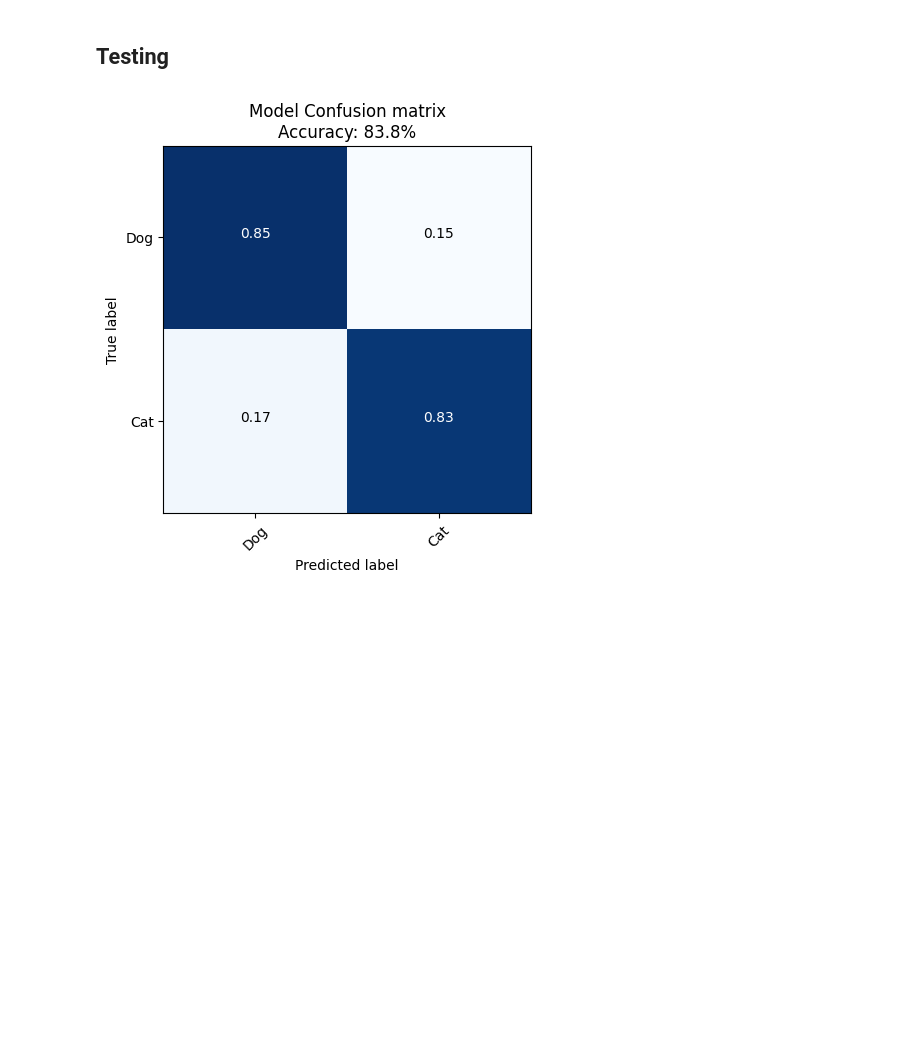
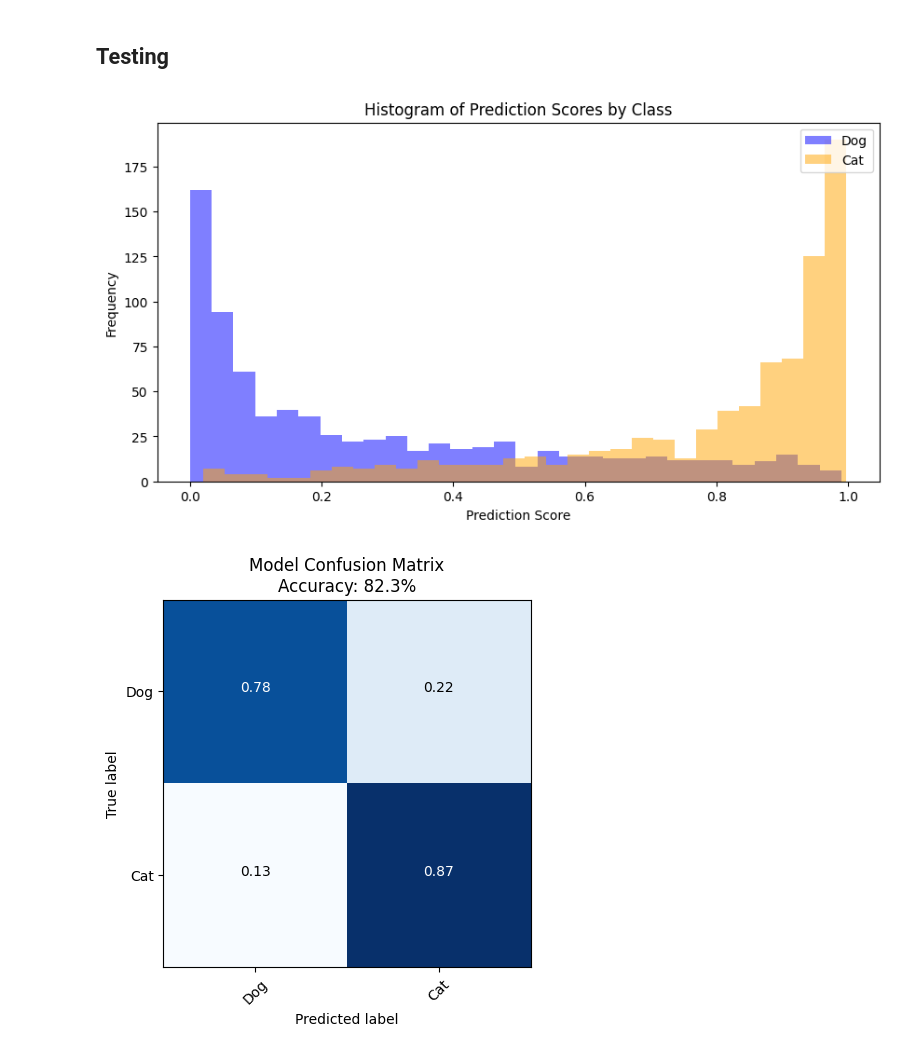
Before and after one commit to MaloLM/dogs-vs-cats-binary-classification, a Jupyter notebook: modelization.ipynb, the cells around one changed output. Saved outputs shown, nothing was run; the diff lists cells and outputs as text; code cells hidden in the pictures; blank space fills up the shorter version.

```diff
--- a/modelization.ipynb
+++ b/modelization.ipynb
@@ -514,40 +513,38 @@ onnx_model = onnx.load(import_path)
 onnx.checker.check_model(onnx_model)
 # %% [markdown]
 ## Testing
-# %%
-# store predictions and true labels
-predictions = []
-true_labels = []
-
-ort_session = ort.InferenceSession(import_path, providers=['CPUExecutionProvider'])
-
-classes = ['Dog', 'Cat']
-
-# Iterate over the test loader
-for images, labels in test_loader:
-    # Iterate over each image in the batch
-    for image, label in zip(images, labels):
-        # Move the image to the CPU and add a batch dimension
-        image = image.unsqueeze(0).cpu()
-
-        # Run inference on the image
-        outputs = ort_session.run(None, {'input': image.numpy()})
-
-        # Get the predicted class
-        predicted = classes[0] if outputs[0][0] <= 0.5 else classes[1]
-
-        # Get the true label
-        label_value = label.cpu().detach().numpy().item()
-        actual = classes[label_value]
-
-        # Append the predicted class and true label to the lists
-        predictions.append(predicted)
-        true_labels.append(actual)
-
-accuracy = sum(p == t for p, t in zip(predictions, true_labels)) / len(predictions)
-
-cm = confusion_matrix(true_labels, predictions, labels=classes)
-
-plot_confusion_matrix(cm, title=f"Model Confusion matrix\nAccuracy: {accuracy * 100:.1f}%", normalize=True)
-# %% [output]
-[figure, removed]
+# %%
+# Store prediction scores and true labels
+prediction_scores = []  # To store raw prediction scores (before threshold)
+true_labels = []        # To store the true binary labels (0 or 1)
+
+ort_session = ort.InferenceSession(import_path, providers=['CPUExecutionProvider'])
+classes = ['Dog', 'Cat']  # 0 -> Dog, 1 -> Cat
+
+# Iterate over the test loader
+for images, labels in test_loader:
+    for image, label in zip(images, labels):
+        # Move the image to the CPU and add a batch dimension
+        image = image.unsqueeze(0).cpu()
+
+        # Run inference on the image and get raw score
+        outputs = ort_session.run(None, {'input': image.numpy()})
+        score = outputs[0][0]  # Probability or raw score for 'Cat' class
+
+        # Store the raw prediction score and the true label
+        prediction_scores.append(score)
+        true_labels.append(label.cpu().detach().numpy().item())
+
+accuracy = sum((score[0] > 0.5) == label for score, label in zip(prediction_scores, true_labels)) / len(prediction_scores)
+cm = confusion_matrix(true_labels, [int(score > 0.5) for score in prediction_scores], labels=[0, 1])
+
+
+plot_score_distribution(prediction_scores, true_labels, classes, threshold=0.5)
+plot_confusion_matrix(cm, classes=classes, title=f"Model Confusion Matrix\nAccuracy: {accuracy * 100:.1f}%", normalize=True)
+
+fpr, tpr, thresholds = plot_roc_curve(true_labels, prediction_scores)
+
+plot_sensitivity_specificity_vs_thresholds(thresholds, tpr, fpr)
+# %% [output]
+[figure, added]
+[figure, added]
```
Also changed, not shown: parts of 4 cells of this notebook, 3 other files.
